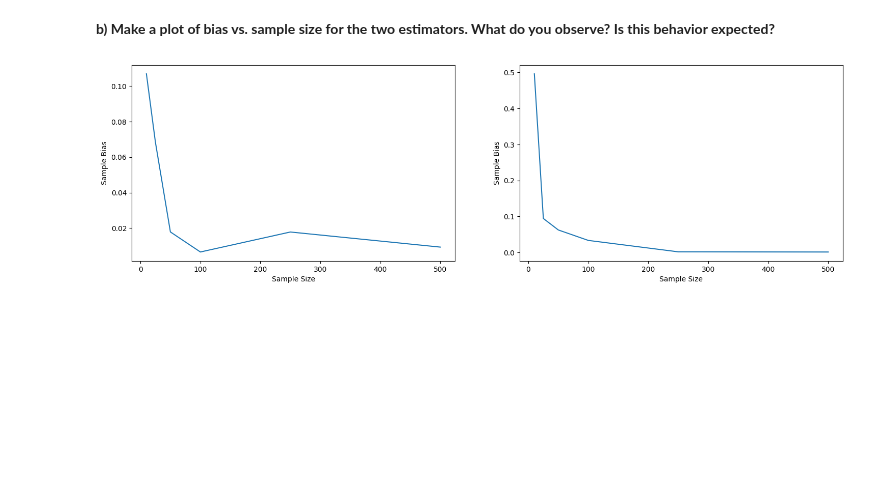
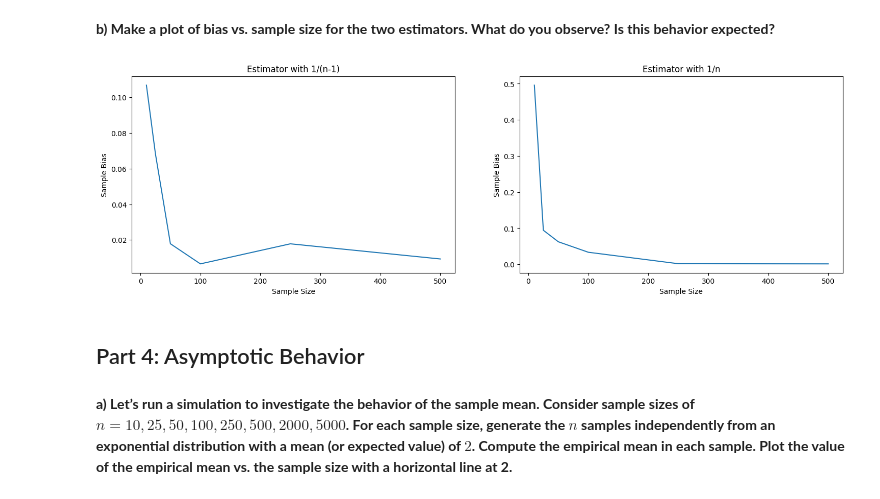
Before and after one commit to BullDF/JSC270_A3_YMENG, a Jupyter notebook: notebook.ipynb, the cells around one changed output. Saved outputs shown, nothing was run; the diff lists cells and outputs as text; code cells hidden in the pictures; blank space fills up the shorter version.

```diff
--- a/notebook.ipynb
+++ b/notebook.ipynb
@@ -48,13 +48,14 @@ def variance_estimators(sample: np.array) -> Tuple[float, float]:
 sample_sizes = [10, 25, 50, 100, 250, 500] # Set sample sizes
 np.random.seed(270) # Set seed for reproducibility
 true_variance = 4 # Since std = 2, var = 4
-bias1, bias2 = [], [] # Initialize bias lists
+num_trials = 1000 # Set number of trials
+bias1, bias2 = [], [] # Initialize lists for biases
 
 for n in sample_sizes: # Run simulation for all sample sizes
-    sample_variances1, sample_variances2 = np.zeros(1000), np.zeros(1000) # Initialize arrays to hold sample variance estimates
-    for i in range(1000): # Run simulation 1000 times for each sample size
+    sample_variances1, sample_variances2 = np.zeros(num_trials), np.zeros(num_trials) # Initialize arrays to hold sample variance estimates
+    for i in range(num_trials): # Run simulation 1000 times for each sample size
         sample = np.random.normal(2, 2, n) # Generate n normal data
-        variance_estimate1, variance_estimate2 = variance_estimators(sample) # Compute sample variances
+        variance_estimate1, variance_estimate2 = variance_estimators(sample) # Compute sample variance
         sample_variances1[i] = variance_estimate1 # Record estimate in array
         sample_variances2[i] = variance_estimate2 # Record estimate in array
 
@@ -67,16 +68,22 @@ for n in sample_sizes: # Run simulation for all sample sizes
 # %%
 fig, (ax1, ax2) = plt.subplots(1, 2, figsize=(18, 5)) # Define grid for plots
 
 ## Create line plot for estimator 1
 sns.lineplot(x=sample_sizes, y=np.abs(bias1), ax=ax1)
 ax1.set_xlabel('Sample Size')
 ax1.set_ylabel('Sample Bias')
+ax1.set_title('Estimator with 1/(n-1)')
 
 ## Create line plot for estimator 2
 sns.lineplot(x=sample_sizes, y=np.abs(bias2), ax=ax2)
 ax2.set_xlabel('Sample Size')
 ax2.set_ylabel('Sample Bias')
+ax2.set_title('Estimator with 1/n')
 
 plt.show()
 # %% [output]
-[figure, old version]
+[figure, new version]
+# %% [markdown]
+## Part 4: Asymptotic Behavior
+# %% [markdown]
+**a) Let’s run a simulation to investigate the behavior of the sample mean. Consider sample sizes of $n = 10, 25, 50, 100, 250, 500, 2000, 5000$. For each sample size, generate the $n$ samples independently from an exponential distribution with a mean (or expected value) of $2$. Compute the empirical mean in each sample. Plot the value of the empirical mean vs. the sample size with a horizontal line at 2.**
```
Also changed, not shown: parts of 7 cells of this notebook, 3 other files.
